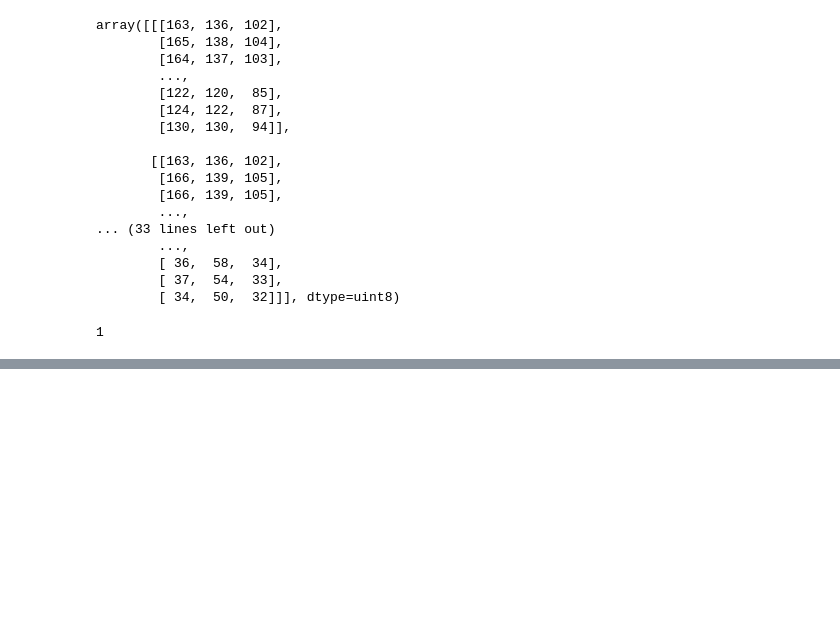
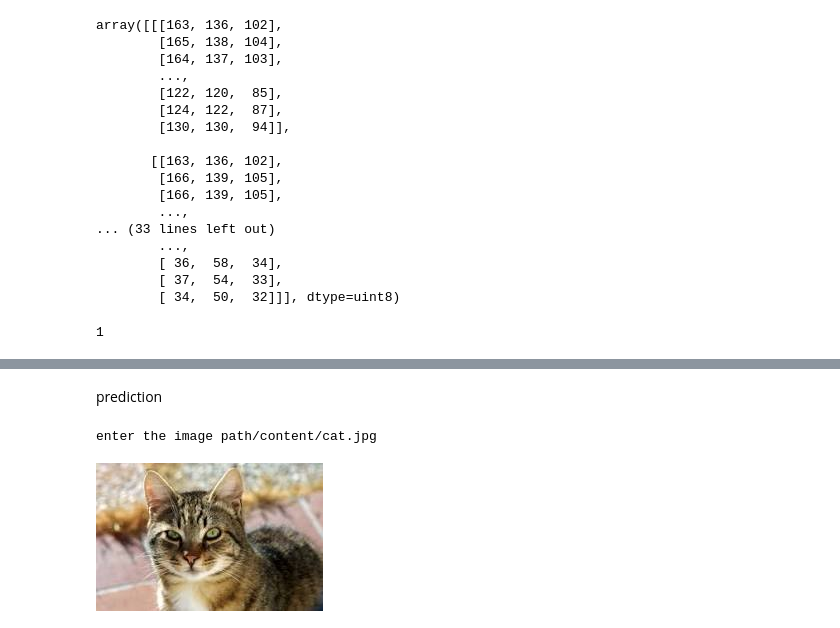
Before and after one commit to lalitha-sahitya/Image-Classification, a Jupyter notebook: Dog_and_Cat_Classification.ipynb, the cells around one changed output, grey strips where cells are left out. Saved outputs shown, nothing was run; the diff lists cells and outputs as text; code cells hidden in the pictures; blank space fills up the shorter version.

```diff
--- a/Dog_and_Cat_Classification.ipynb
+++ b/Dog_and_Cat_Classification.ipynb
@@ -221,0 +291,7 @@ x_t,x_te,y_t,y_te=train_test_split(x,y,test_size=0.2,random_state=42)
+# %%
+num_of_classes=2
+model = tf_keras.Sequential([
+    pretrained_model,
+    tf_keras.layers.Dense(num_of_classes)
+])
+model.summary()
@@ -221,0 +312,8 @@ x_t,x_te,y_t,y_te=train_test_split(x,y,test_size=0.2,random_state=42)
+# %%
+model.compile(
+    optimizer='adam',
+    loss=tf.keras.losses.SparseCategoricalCrossentropy(from_logits=True),
+    metrics=['acc']
+)
+# %%
+model.fit(x_t_scaled,y_t,epochs=5)
@@ -221,0 +336,21 @@ x_t,x_te,y_t,y_te=train_test_split(x,y,test_size=0.2,random_state=42)
+# %% [markdown]
+prediction
+# %%
+def input_img_fun(input_img_path):
+  input_img_path=input('enter the image path')
+  input_img=cv2.imread(input_img_path)
+  cv2_imshow(input_img)
+  input_img_resized=cv2.resize(input_img,(224,224))
+  input_img_scaled=input_img_resized/255
+  img_reshaped=np.reshape(input_img_scaled,[1,224,224,3])
+  preds=model.predict(img_reshaped)
+  pred_label=np.argmax(preds)
+  if pred_label==0:
+    print('cat')
+  else:
+    print('dog')
+# %%
+input_img_fun(input_img_path)
+# %% [output]
+enter the image path/content/cat.jpg
+[figure, added]
```
Also changed, not shown: parts of 17 cells of this notebook.
